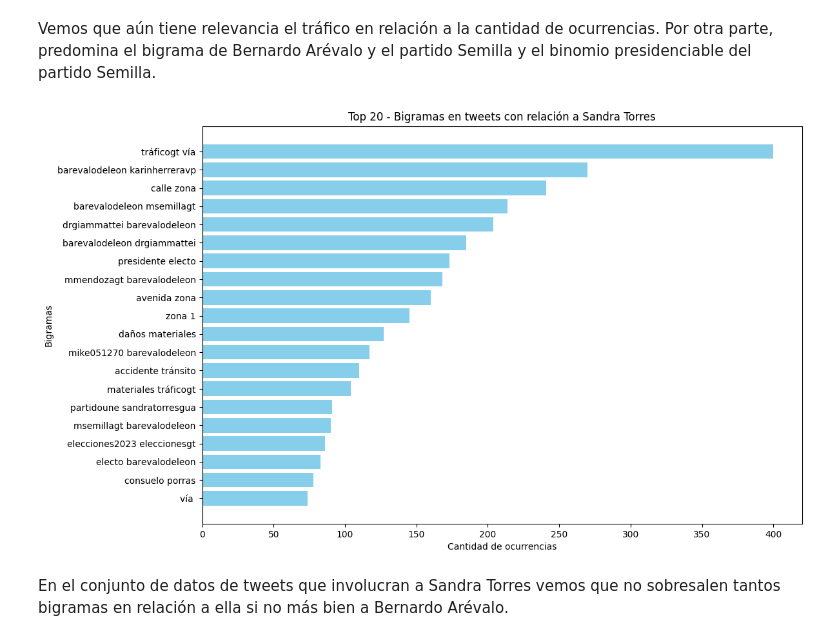
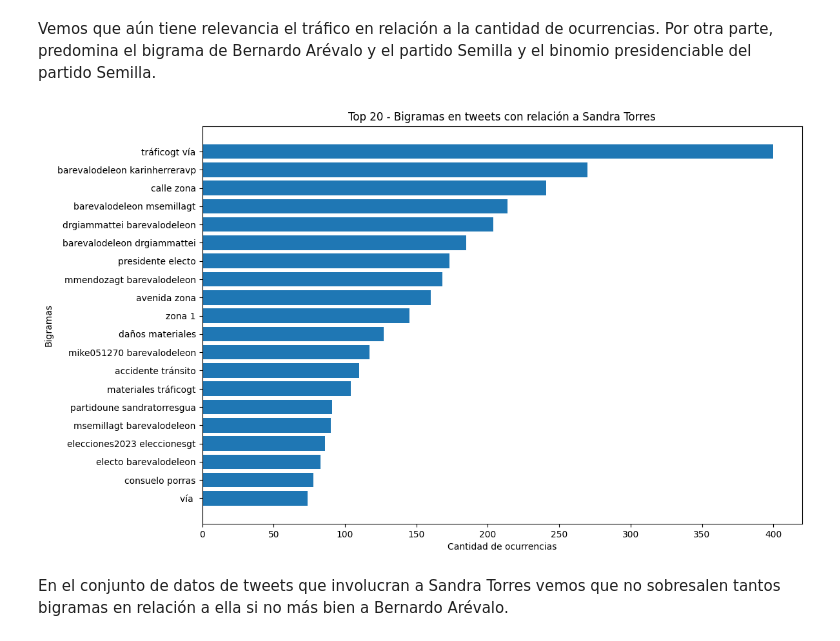
Before and after one commit to guillermoSb/datascience_laboratorio6, a Jupyter notebook: Problema2.ipynb, the cells around one changed output. Cells and saved outputs as stored; diff of their text form; code cells hidden in the pictures.

```diff
--- a/Problema2.ipynb
+++ b/Problema2.ipynb
@@ -162,20 +162,20 @@ Vemos que aún tiene relevancia el tráfico en relación a la cantidad de ocurre
 # %%
 bigrams_sandra = list(nltk.bigrams(tweet_words_sandra))
 bigram_freq_sandra = nltk.FreqDist(bigrams_sandra)
 top_bigrams_sandra = bigram_freq_sandra.most_common(20)
 
 bigram_labels, counts = zip(*top_bigrams_sandra)
 bigram_strings = [' '.join(t) for t in bigram_labels]
 
 plt.figure(figsize=(12,8))
-plt.barh(bigram_strings, counts, color='skyblue')
+plt.barh(bigram_strings, counts)
 plt.xlabel('Cantidad de ocurrencias')
 plt.ylabel('Bigramas')
 plt.title('Top 20 - Bigramas en tweets con relación a Sandra Torres')
 plt.gca().invert_yaxis()
 plt.show()
 # %% [output]
-[figure, old version]
+[figure, new version]
 # %% [markdown]
 En el conjunto de datos de tweets que involucran a Sandra Torres vemos que no sobresalen tantos bigramas en relación a ella si no más bien a Bernardo Arévalo.
 # %%
```
Also changed, not shown: parts of 10 cells of this notebook.
